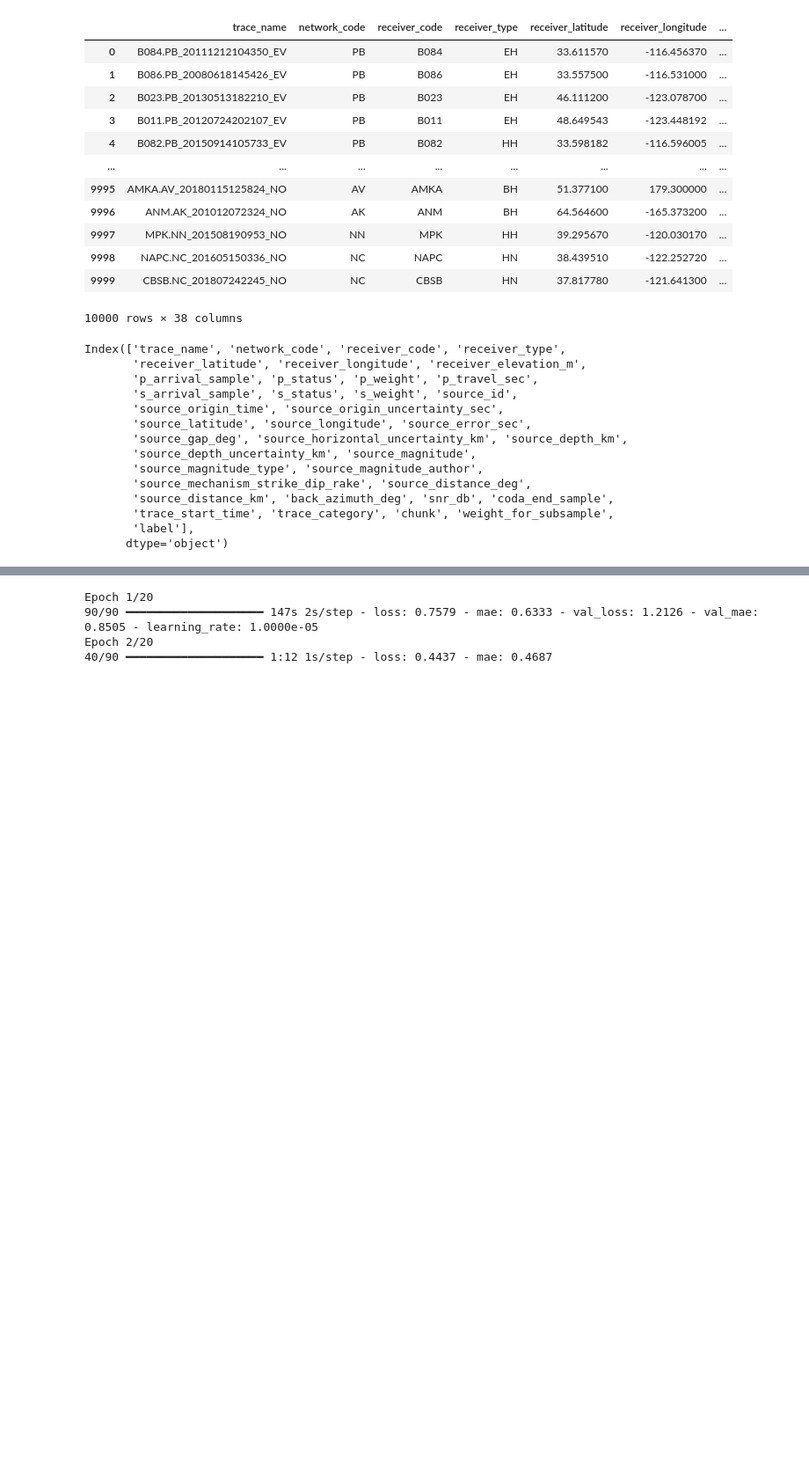
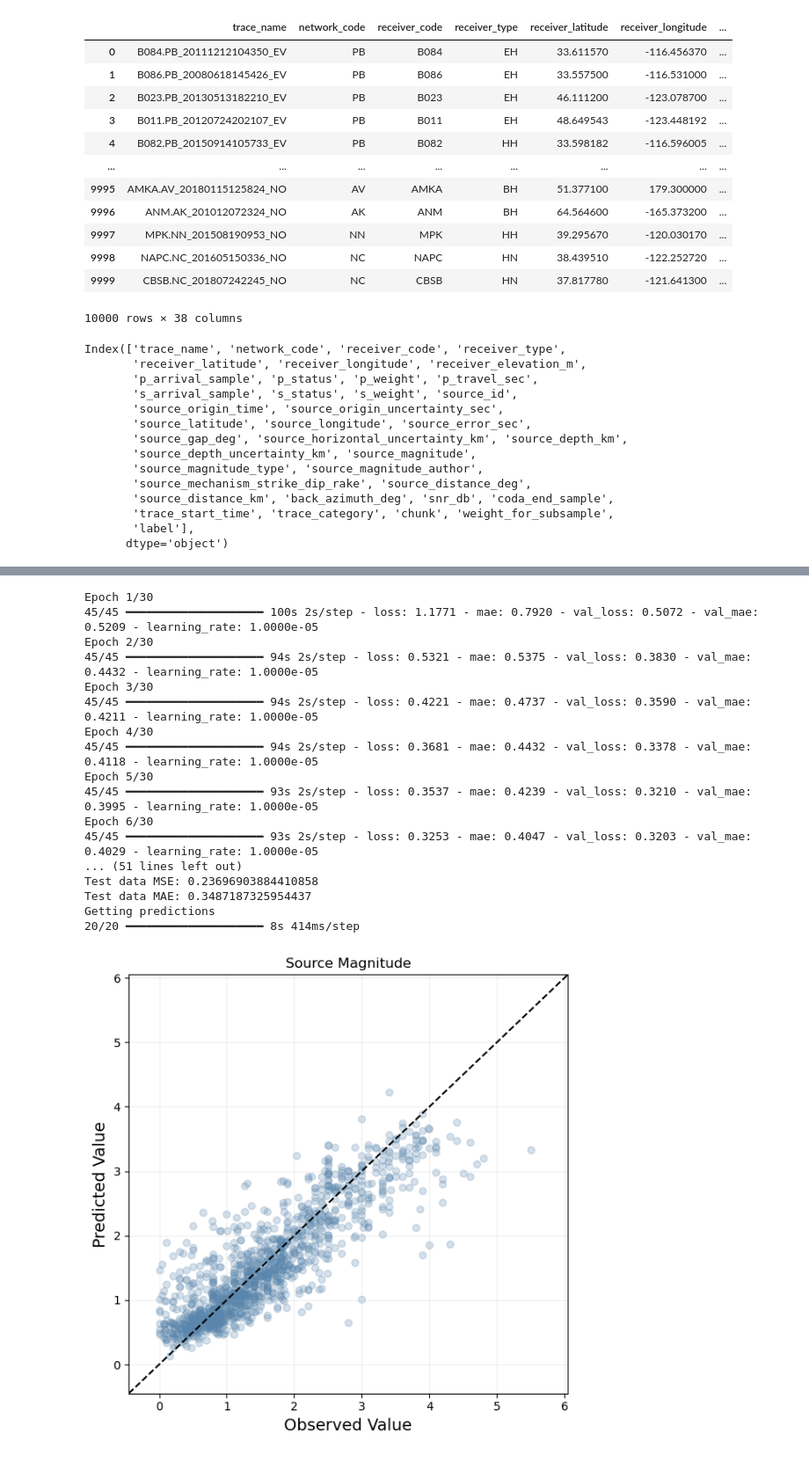
Before and after one commit to kaelynn-rose/Earthquake_Detection, a Jupyter notebook: notebooks/model_training.ipynb, the cells around one changed output, grey strips where cells are left out. Shown at 88% size. Drawn from its saved outputs; the diff is of its cells as text; code cells hidden in the pictures; blank space fills up the shorter version.

Commit message:
Further refactored model results plotting functions

```diff
--- a/notebooks/model_training.ipynb
+++ b/notebooks/model_training.ipynb
@@ -202,4 +151,0 @@ classifier_model = tf.keras.Sequential([
-# %%
-opt = tf.keras.optimizers.Adam(learning_rate=1e-6)
-classifier_model.compile(optimizer=opt, loss='sparse_categorical_crossentropy', metrics=['accuracy'])
-classifier_history = classifier_model.fit(train_dataset_c, epochs=2, callbacks=callbacks, validation_data=val_dataset_c)
@@ -215,7 +157,7 @@ def plot_training_history(history):
         ax1.plot(history.history['val_loss'], color='xkcd:dusty blue', label='Validation loss')
         ax1.grid(True, alpha=0.2, zorder=5)
         ax1.set_title('Model loss')
-        ax1.set_ylabel('Loss (sparse categorical crossentropy)')
+        ax1.set_ylabel('Loss (binary crossentropy)')
         ax1.set_xlabel('Epoch')
         ax1.legend()
         ax2.plot(history.history['accuracy'], color='xkcd:cranberry', label='Training accuracy')
@@ -233,13 +175,13 @@ def plot_training_history(history):
         ax1.plot(history.history['val_loss'], color='xkcd:dusty blue', label='Validation loss')
         ax1.grid(True, alpha=0.2, zorder=5)
         ax1.set_title('Model loss')
-        ax1.set_ylabel('Loss (sparse categorical crossentropy)')
+        ax1.set_ylabel('Loss (Mean Squared Error)')
         ax1.set_xlabel('Epoch')
         ax1.legend()
         ax2.plot(history.history['mae'], color='xkcd:cranberry', label='Training MAE')
         ax2.plot(history.history['val_mae'], color='xkcd:dusty blue', label='Validation MAE')
         ax2.grid(True, alpha=0.2, zorder=5)
-        ax2.set_title('Model MAE')
+        ax2.set_title('Mean Absolute Error (MAE)')
         ax2.set_ylabel('MAE')
         ax2.set_xlabel('Epoch')
         ax2.legend()
@@ -251,7 +193,7 @@ def plot_training_history(history):
         ax.plot(history.history['val_loss'], color='xkcd:dusty blue', label='Validation loss')
         ax.grid(True, alpha=0.2, zorder=5)
         ax.set_title('Model loss')
-        ax.set_ylabel('Loss (sparse categorical crossentropy)')
+        ax.set_ylabel('Loss (Mean Squared Error)')
         ax.set_xlabel('Epoch')
         ax.legend()
         plt.tight_layout()
@@ -303,4 +251,4 @@ def evaluate_classification_model(trained_model, test_dataset):
 # %%
-evaluate_classification_model(classifier_model, test_dataset_c)
+test_labels, predicted_classes, predicted_probs = evaluate_classification_model(classifier_model, test_dataset_c)
 # %% [output]
 Evaluating model on test dataset
@@ -429,14 +388,14 @@ def evaluate_regression_model(trained_model, test_dataset, target_variable_name,
 # %%
 def build_regression_cnn(learning_rate=1e-5, loss='mse', metrics=['mae']):
     model = tf.keras.Sequential([
-        tf.keras.layers.Conv2D(32, kernel_size=(3, 3), activation = 'relu', padding = 'same'),
+        tf.keras.layers.Conv2D(64, kernel_size=(5, 5), activation = 'relu', padding = 'same'),
         tf.keras.layers.MaxPool2D(2,2),
-        tf.keras.layers.Dropout(0.25),
-        tf.keras.layers.Conv2D(64, kernel_size=(3, 3), activation = 'relu', padding = 'same'),
-        tf.keras.layers.MaxPool2D(2,2),
-        tf.keras.layers.Dropout(0.35),
+        tf.keras.layers.Dropout(0.50),
+        # tf.keras.layers.Conv2D(64, kernel_size=(3, 3), activation = 'relu', padding = 'same'),
+        # tf.keras.layers.MaxPool2D(2,2),
+        # tf.keras.layers.Dropout(0.35),
         tf.keras.layers.Flatten(),
-        tf.keras.layers.Dense(32, activation='relu'),
+        tf.keras.layers.Dense(16, activation='relu'),
         tf.keras.layers.Dense(1)
     ])
 
@@ -444,14 +403,29 @@ def build_regression_cnn(learning_rate=1e-5, loss='mse', metrics=['mae']):
     model.compile(optimizer=opt, loss=loss, metrics=metrics)
     return model
 # %%
+callbacks_mag = callbacks_setup()
 labels = np.array(metadata_earthquakes_only['source_magnitude'])
-train_dataset_mag, val_dataset_mag, test_dataset_mag = prepare_datasets(imgs=spectrogram_imgs_earthquakes_only, labels=labels, preproc_func=image_preprocessing, preproc_func_kwargs=waveform_kwargs, use_scaler=False, batch_size=32)
+train_dataset_mag, val_dataset_mag, test_dataset_mag = prepare_datasets(imgs=spectrogram_imgs_earthquakes_only, labels=labels, preproc_func=image_preprocessing, preproc_func_kwargs=spectrogram_kwargs, use_scaler=False, batch_size=64)
 model_magnitude = build_regression_cnn(learning_rate=1e-5, loss='mse', metrics=['mae'])
-model_magnitude_history = model_magnitude.fit(train_dataset_mag, epochs=20, callbacks=callbacks, validation_data=val_dataset_mag)
+model_magnitude_history = model_magnitude.fit(train_dataset_mag, epochs=30, callbacks=callbacks_mag, validation_data=val_dataset_mag)
 evaluate_regression_model(model_magnitude, test_dataset_mag, 'Source Magnitude', scaler=None)
 plot_training_history(model_magnitude_history)
 # %% [output]
-Epoch 1/20
-90/90 ━━━━━━━━━━━━━━━━━━━━ 147s 2s/step - loss: 0.7579 - mae: 0.6333 - val_loss: 1.2126 - val_mae: 0.8505 - learning_rate: 1.0000e-05
-Epoch 2/20
-40/90 ━━━━━━━━━━━━━━━━━━━━ 1:12 1s/step - loss: 0.4437 - mae: 0.4687
+Epoch 1/30
+45/45 ━━━━━━━━━━━━━━━━━━━━ 100s 2s/step - loss: 1.1771 - mae: 0.7920 - val_loss: 0.5072 - val_mae: 0.5209 - learning_rate: 1.0000e-05
+Epoch 2/30
+45/45 ━━━━━━━━━━━━━━━━━━━━ 94s 2s/step - loss: 0.5321 - mae: 0.5375 - val_loss: 0.3830 - val_mae: 0.4432 - learning_rate: 1.0000e-05
+Epoch 3/30
+45/45 ━━━━━━━━━━━━━━━━━━━━ 94s 2s/step - loss: 0.4221 - mae: 0.4737 - val_loss: 0.3590 - val_mae: 0.4211 - learning_rate: 1.0000e-05
+Epoch 4/30
+45/45 ━━━━━━━━━━━━━━━━━━━━ 94s 2s/step - loss: 0.3681 - mae: 0.4432 - val_loss: 0.3378 - val_mae: 0.4118 - learning_rate: 1.0000e-05
+Epoch 5/30
+45/45 ━━━━━━━━━━━━━━━━━━━━ 93s 2s/step - loss: 0.3537 - mae: 0.4239 - val_loss: 0.3210 - val_mae: 0.3995 - learning_rate: 1.0000e-05
+Epoch 6/30
+45/45 ━━━━━━━━━━━━━━━━━━━━ 93s 2s/step - loss: 0.3253 - mae: 0.4047 - val_loss: 0.3203 - val_mae: 0.4029 - learning_rate: 1.0000e-05
+... (51 lines left out)
+Test data MSE: 0.23696903884410858
+Test data MAE: 0.3487187325954437
+Getting predictions
+20/20 ━━━━━━━━━━━━━━━━━━━━ 8s 414ms/step
+[figure, added]
```
Also changed, not shown: parts of 27 cells of this notebook, 1 other file.
